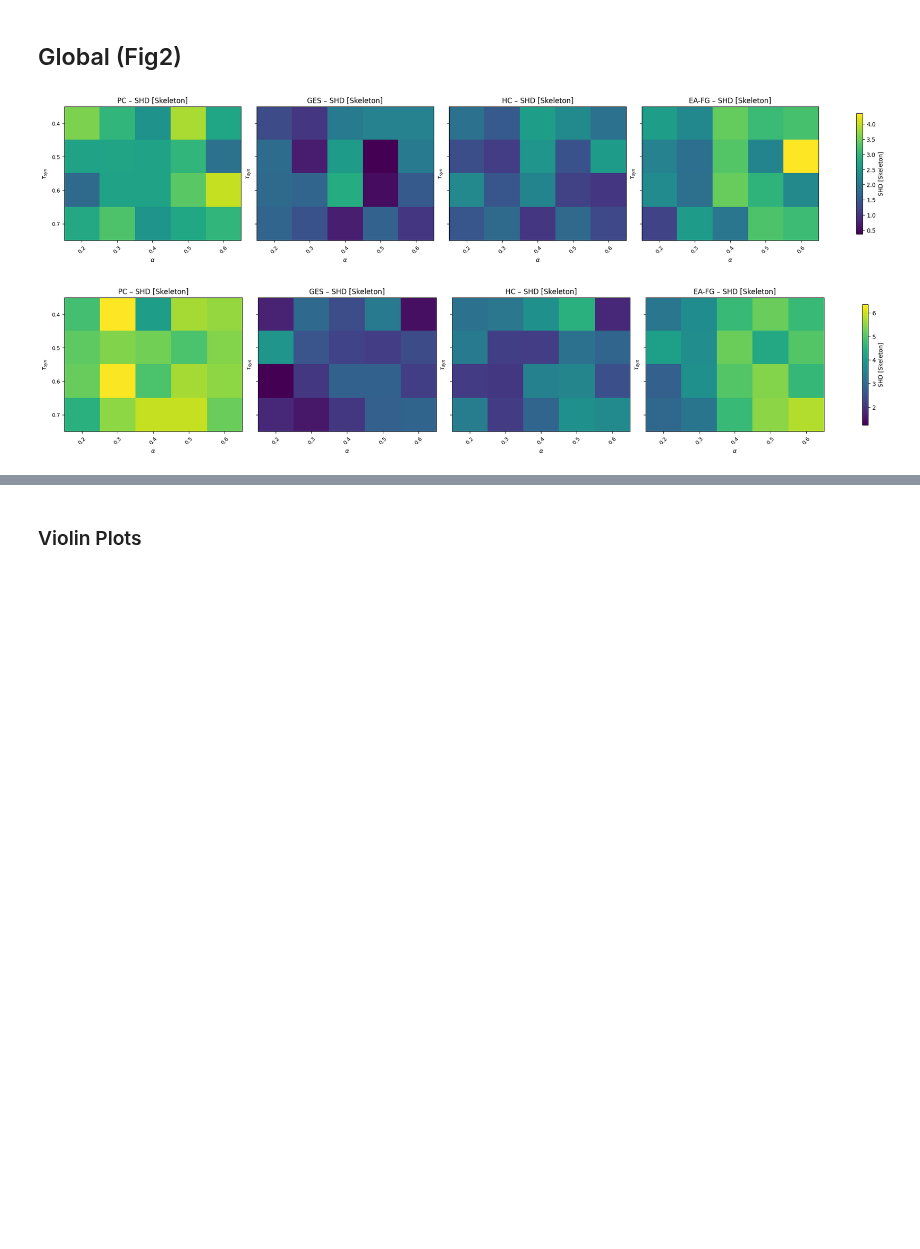
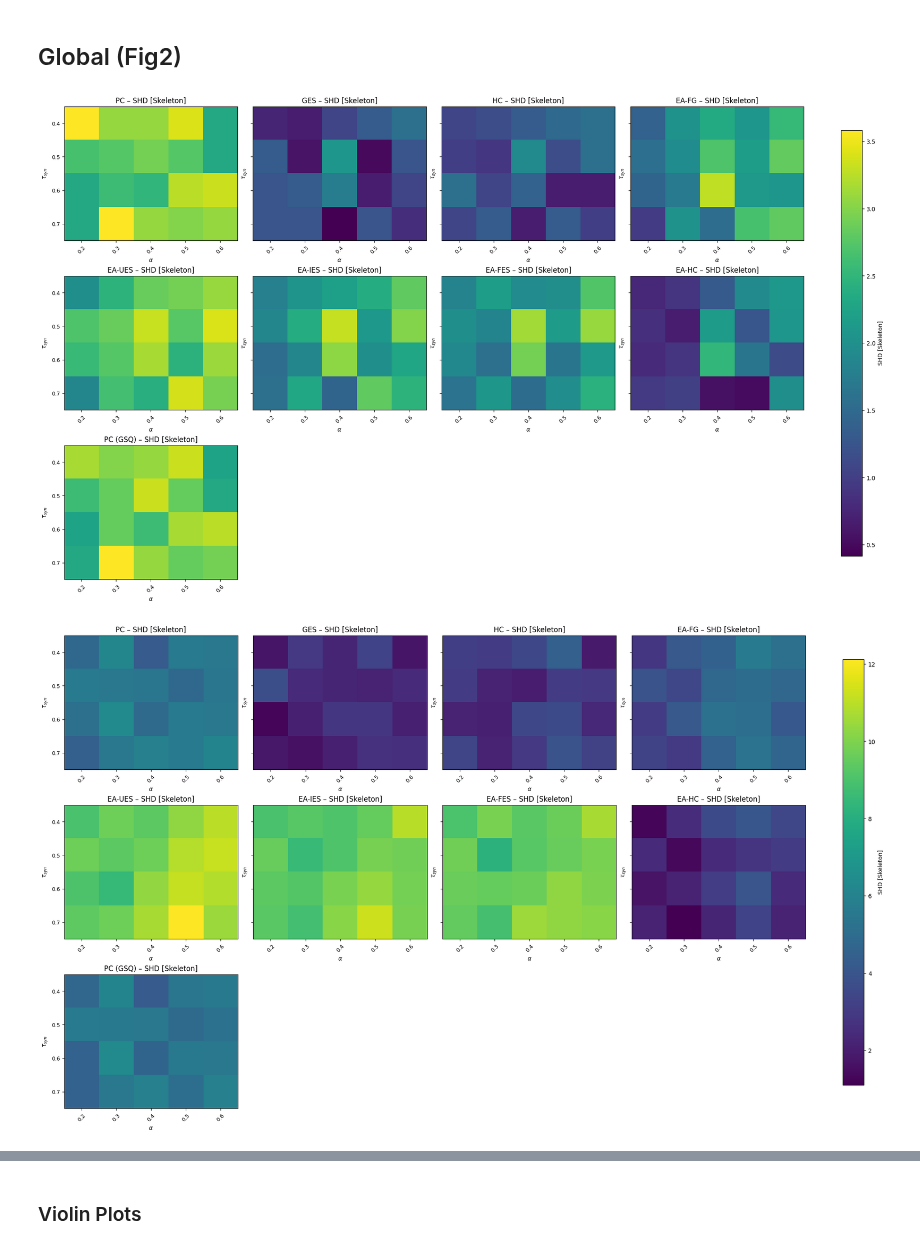
Before and after one commit to kaleem-01/CausalSynergy, a Jupyter notebook: analyses/FinalPlotsJPMF.ipynb, the cells around one changed output, grey strips where cells are left out. Drawn from its saved outputs; the diff is of its cells as text; code cells hidden in the pictures; blank space fills up the shorter version.

```diff
--- a/analyses/FinalPlotsJPMF.ipynb
+++ b/analyses/FinalPlotsJPMF.ipynb
@@ -100,7 +117,7 @@ def build_long_metrics(results_by_label):
     return pd.concat(rows, ignore_index=True)
 
 long_df = build_long_metrics(results_by_label)
-long_df = long_df[long_df["Total (SC)"] > 0]
+# long_df = long_df[long_df["Total (SC)"] > 0]
 # %%
 # metrics = ["SHD [Skeleton]", "Precision [Skeleton]", "Recall [Skeleton]", "F1 [Skeleton]"]
 
@@ -124,12 +141,13 @@ for filter in filters:
         y_col=y_col,
     )
     for ax in axes:
-        ax.set_ylabel(r"$\tau_{syn}$")
-        ax.set_xlabel(r"$\alpha$")
-        labels = [0.20, 0.30, 0.40, 0.50, 0.60]
-        ax.set_xticks(range(len(labels)))
-        ax.set_xticklabels(labels)
-        # ax.set_xticks()
-    plt.savefig(f"plots/{subset}/Fig1_{i}.png", dpi=600, bbox_inches='tight')
-    i += 1
+        for a in ax:
+            a.set_ylabel(r"$\tau_{syn}$")
+            a.set_xlabel(r"$\alpha$")
+            labels = [0.20, 0.30, 0.40, 0.50, 0.60]
+            a.set_xticks(range(len(labels)))
+            a.set_xticklabels(labels)
+
+    # plt.savefig(f"plots/{subset}/Fig1_{i}.png", dpi=600, bbox_inches='tight')
+    # i += 1
 # %% [output]
@@ -141,33 +159,34 @@ for filter in filters:
 # %%
 
 metric = "SHD [Skeleton]"
 x_col = "target_mi"
 y_col = "syn_cutoff"
 
 filters = [("num_vars", 10), ("num_vars", 20), ("num_vars", 30)]
 
 # filters = [("pair_probs", )]
 i = 1
 for filter in filters:
     filter_col, filter_val = filter
     fig, axes = plot_final_heatmap(
         long_df,
         # subset_metrics=[metric, x_col, y_col, filter_col],
         plot_metric=metric,
         x_col=x_col,
         aggfunc="mean",
         filter=(filter_col, filter_val),
         y_col=y_col,
     )
     for ax in axes:
-        ax.set_ylabel(r"$\tau_{syn}$")
-        ax.set_xlabel(r"$\alpha$")
-        labels = [0.20, 0.30, 0.40, 0.50, 0.60]
-        ax.set_xticks(range(len(labels)))
-        ax.set_xticklabels(labels)
-        # ax.set_xticks()
-    plt.savefig(f"plots/{subset}/Fig2_{i}.png", dpi=600, bbox_inches='tight')
+        for a in ax:
+            a.set_ylabel(r"$\tau_{syn}$")
+            a.set_xlabel(r"$\alpha$")
+            labels = [0.20, 0.30, 0.40, 0.50, 0.60]
+            a.set_xticks(range(len(labels)))
+            a.set_xticklabels(labels)
+        # a.set_xticks()
+    # plt.savefig(f"plots/{subset}/Fig2_{i}.png", dpi=600, bbox_inches='tight')
     i += 1
 # %% [output]
-[figure, old version]
+[figure, new version]
-[figure, old version]
+[figure, new version]
```
Also changed, not shown: parts of 6 cells of this notebook, 16 other files.
